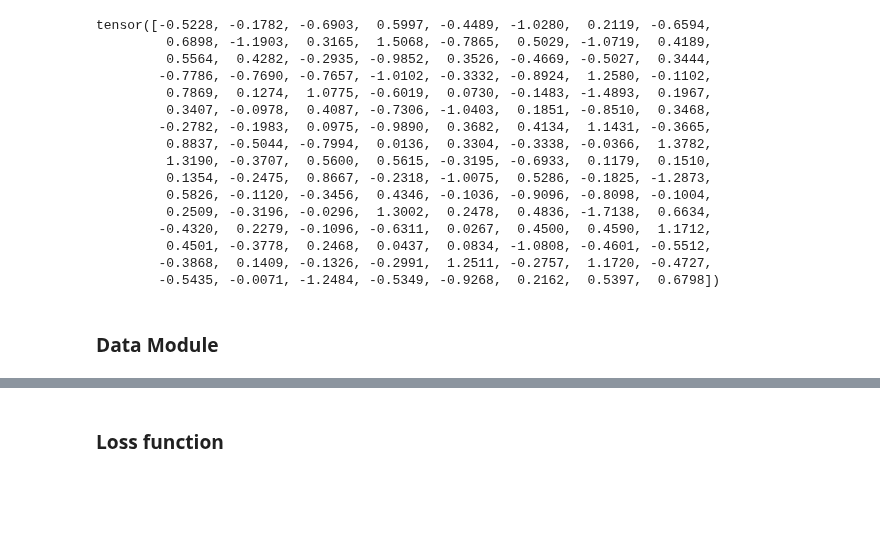
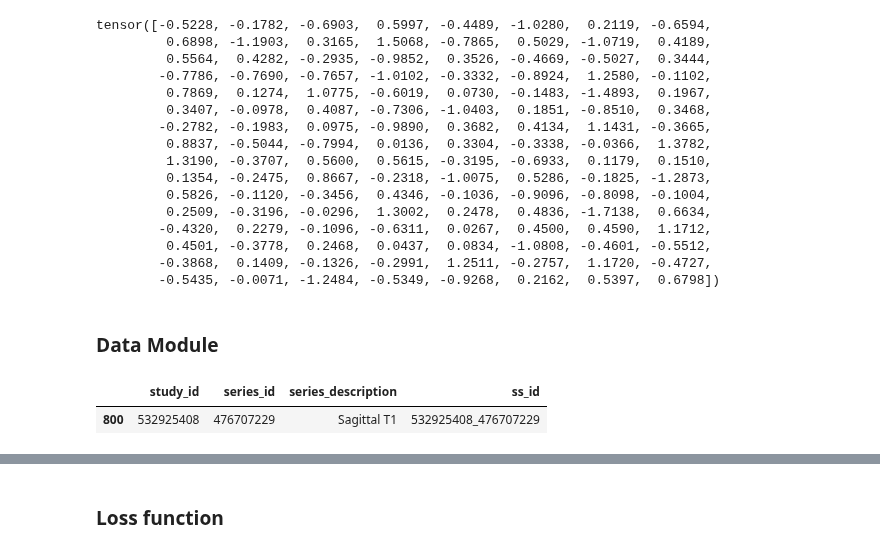
Before and after one commit to rosulucian/deep_learning_playground, a Jupyter notebook: kaggle/RSNA/rnn.ipynb, the cells around one changed output, grey strips where cells are left out. Saved outputs shown, nothing was run; the diff lists cells and outputs as text; code cells hidden in the pictures; blank space fills up the shorter version.

```diff
--- a/kaggle/RSNA/rnn.ipynb
+++ b/kaggle/RSNA/rnn.ipynb
@@ -99,11 +99,11 @@ train_dir = Path('E:\data\RSNA2024')
 
 class CFG:
 
-    project = 'lstm'
-    comment = '16l128e'
+    project = 'lstm_new'
+    comment = 'undersample_healthy'
 
     ### model
-    model_name = 'eca_nfnet_l0' # 'resnet34', 'resnet200d', 'efficientnet_b1_pruned', 'efficientnetv2_m', efficientnet_b7
+    model_name = 'lstm' # 'resnet34', 'resnet200d', 'efficientnet_b1_pruned', 'efficientnetv2_m', efficientnet_b7
 
     image_size = 256
 
@@ -123,6 +123,12 @@ class CFG:
     RESULTS_DIR = train_dir / 'results'
     CKPT_DIR = RESULTS_DIR / 'ckpt'
 
+    weighted_loss = True
+    class_weights = [2.06762982, 0.42942998, 5.32804575]
+    # class_weights = [1, 0.2, 1.5]
+
+    num_layers=8
+
     input_dim = 128
     hidden_dim = 128
     target_size = 128
@@ -137,7 +143,7 @@ class CFG:
     BATCH_SIZE = 16
 
     ### Optimizer
-    N_EPOCHS = 10
+    N_EPOCHS = 30
     USE_SCHD = False
     WARM_EPOCHS = 3
     COS_EPOCHS = N_EPOCHS - WARM_EPOCHS
@@ -445,6 +453,11 @@ tensor([-0.5228, -0.1782, -0.6903,  0.5997, -0.4489, -1.0280,  0.2119, -0.6594,
 ### Data Module
 # %%
 from dataset import rsna_lstm_dataset, rsna_lstm_dataset2, collate_fn_padd
+# %%
+train_desc_df.sample()
+# %% [output]
+|  | study_id | series_id | series_description | ss_id |
+| 800 | 532925408 | 476707229 | Sagittal T1 | 532925408_476707229 |
 # %%
 # from torch.nn.utils.rnn import pad_sequence
 
```
Also changed, not shown: parts of 23 cells of this notebook, 1 other file.
